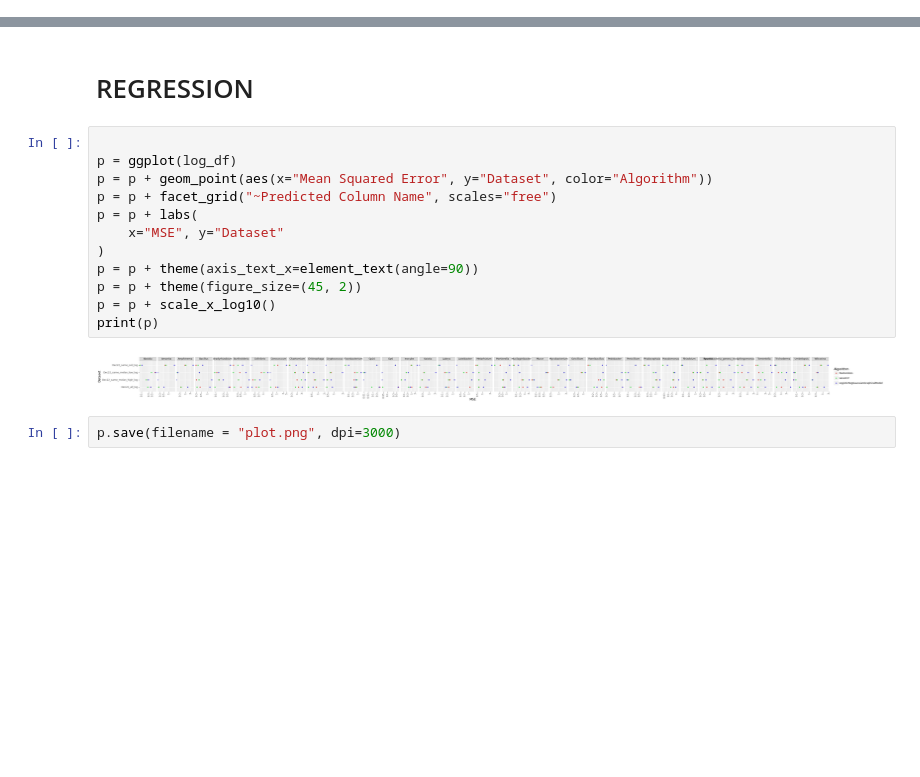
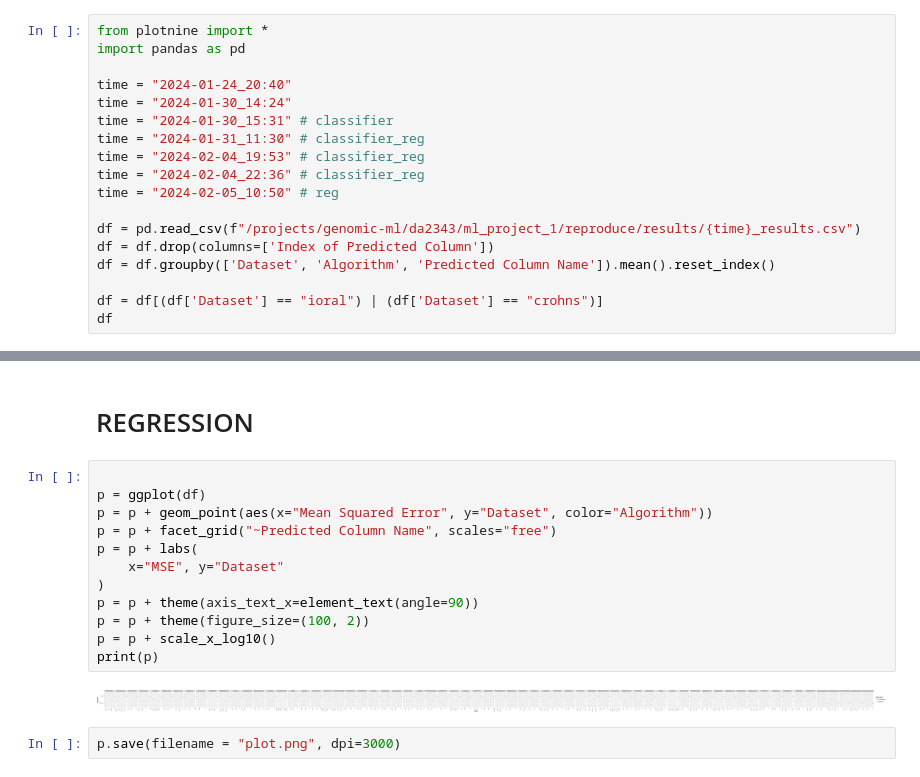
Before and after one commit to EngineerDanny/CS685-Microbe-Network-Research-Code, a Jupyter notebook: reproduce/results/plot_results.ipynb, the cells around one changed output, grey strips where cells are left out. Drawn from its saved outputs; the diff is of its cells as text; blank space fills up the shorter version.

```diff
--- a/reproduce/results/plot_results.ipynb
+++ b/reproduce/results/plot_results.ipynb
@@ -40,0 +25,18 @@ log_df
+# %%
+from plotnine import *
+import pandas as pd
+
+time = "2024-01-24_20:40"
+time = "2024-01-30_14:24"
+time = "2024-01-30_15:31" # classifier
+time = "2024-01-31_11:30" # classifier_reg
+time = "2024-02-04_19:53" # classifier_reg
+time = "2024-02-04_22:36" # classifier_reg
+time = "2024-02-05_10:50" # reg
+
+df = pd.read_csv(f"/projects/genomic-ml/da2343/ml_project_1/reproduce/results/{time}_results.csv")
+df = df.drop(columns=['Index of Predicted Column'])
+df = df.groupby(['Dataset', 'Algorithm', 'Predicted Column Name']).mean().reset_index()
+
+df = df[(df['Dataset'] == "ioral") | (df['Dataset'] == "crohns")]
+df
@@ -42,18 +58,18 @@ log_df
 # REGRESSION
 # %%
 
-p = ggplot(log_df)
+p = ggplot(df)
 p = p + geom_point(aes(x="Mean Squared Error", y="Dataset", color="Algorithm"))
 p = p + facet_grid("~Predicted Column Name", scales="free")
 p = p + labs(
     x="MSE", y="Dataset"
 )
 p = p + theme(axis_text_x=element_text(angle=90))
-p = p + theme(figure_size=(45, 2))
+p = p + theme(figure_size=(100, 2))
 p = p + scale_x_log10()
 print(p)
 # %% [output]
-[figure, old version]
+[figure, new version]
 # %%
 p.save(filename = "plot.png", dpi=3000)
 # %% [markdown]
```
Also changed, not shown: parts of 4 cells of this notebook, 5 other files.
